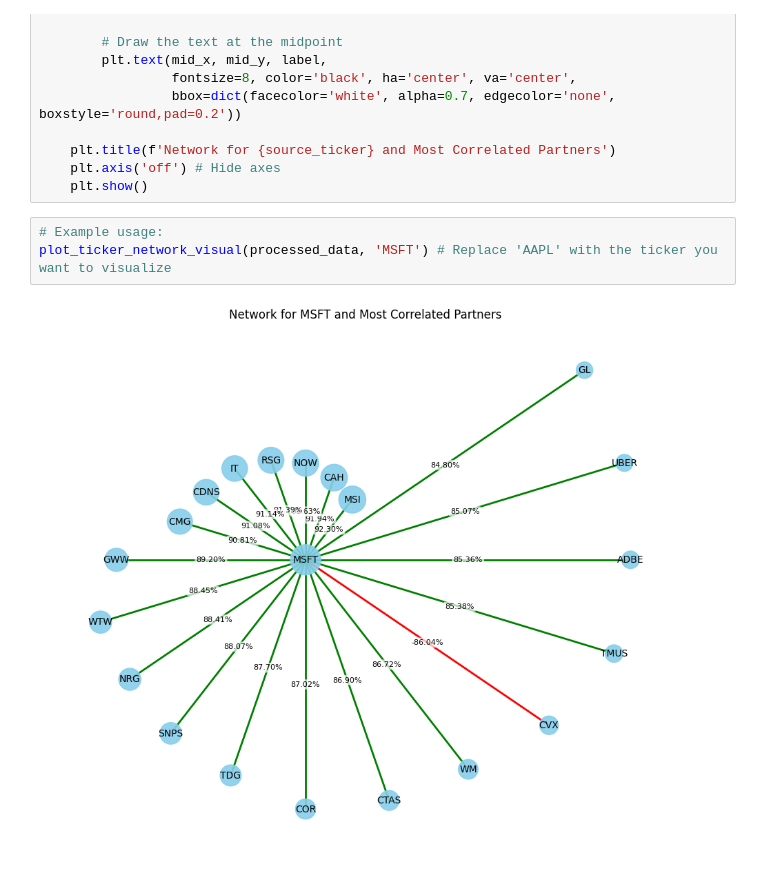
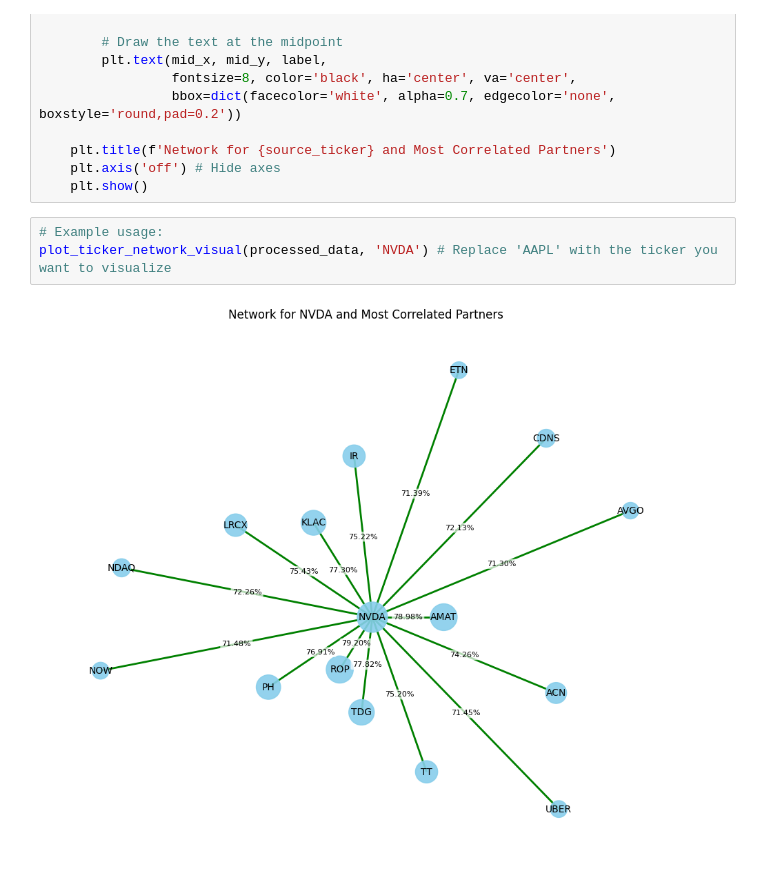
Before and after one commit to Risskr/Stock-App, a Jupyter notebook: StocksApp.ipynb, the cells around one changed output. Cells and saved outputs as stored; diff of their text form.

```diff
--- a/StocksApp.ipynb
+++ b/StocksApp.ipynb
@@ -437,6 +435,6 @@ def plot_ticker_network_visual(correlated_data, source_ticker):
     plt.show()
 # %%
 # Example usage:
-plot_ticker_network_visual(processed_data, 'MSFT') # Replace 'AAPL' with the ticker you want to visualize
+plot_ticker_network_visual(processed_data, 'NVDA') # Replace 'AAPL' with the ticker you want to visualize
 # %% [output]
-[figure, old version]
+[figure, new version]
```
Also changed, not shown: parts of 1 cell of this notebook.
